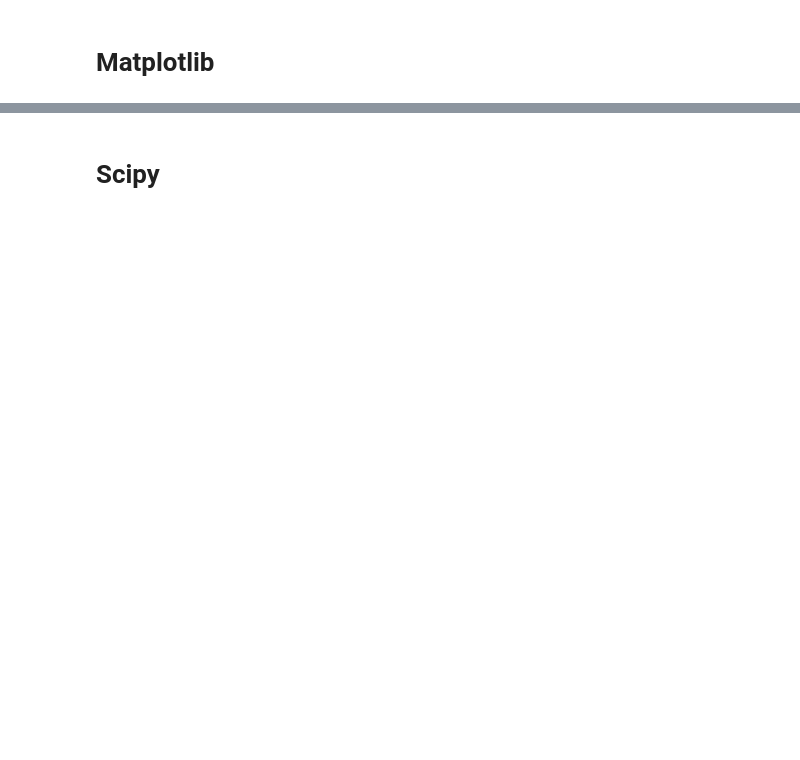
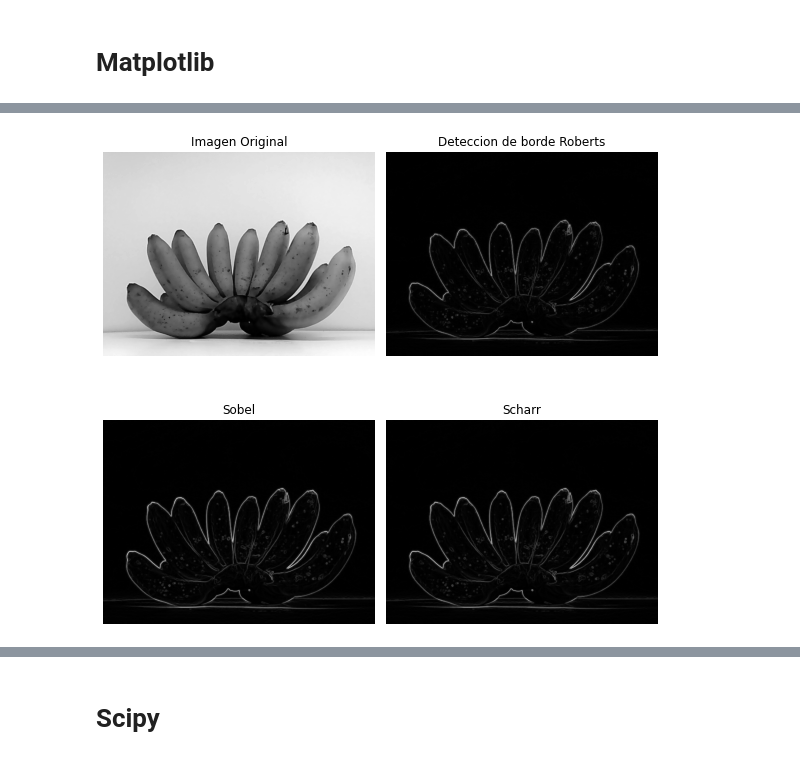
Before and after one commit to Jorge260399/JupyterNotebookLab1, a Jupyter notebook: Laboratorio1_JE.ipynb, the cells around one changed output, grey strips where cells are left out. Cells and saved outputs as stored; diff of their text form; code cells hidden in the pictures; blank space fills up the shorter version.

```diff
--- a/Laboratorio1_JE.ipynb
+++ b/Laboratorio1_JE.ipynb
@@ -66,0 +138,29 @@ plt.show()
+# %%
+from skimage.filters import roberts, sobel, scharr, prewitt
+edge_roberts = roberts(img)
+edge_sobel = sobel(img)
+edge_scharr = scharr(img)
+edge_prewitt = prewitt(img)
+fig, axes = plt.subplots(nrows=2, ncols=2, sharex=True, sharey=True,
+                         figsize=(8, 8))
+ax = axes.ravel()
+
+ax[0].imshow(img, cmap=plt.cm.gray)
+ax[0].set_title('Imagen Original')
+
+ax[1].imshow(edge_roberts, cmap=plt.cm.gray)
+ax[1].set_title('Deteccion de borde Roberts')
+
+ax[2].imshow(edge_sobel, cmap=plt.cm.gray)
+ax[2].set_title('Sobel')
+
+ax[3].imshow(edge_scharr, cmap=plt.cm.gray)
+ax[3].set_title('Scharr')
+
+for a in ax:
+    a.axis('off')
+
+plt.tight_layout()
+plt.show()
+# %% [output]
+[figure, added]
```
Also changed, not shown: parts of 20 cells of this notebook.
